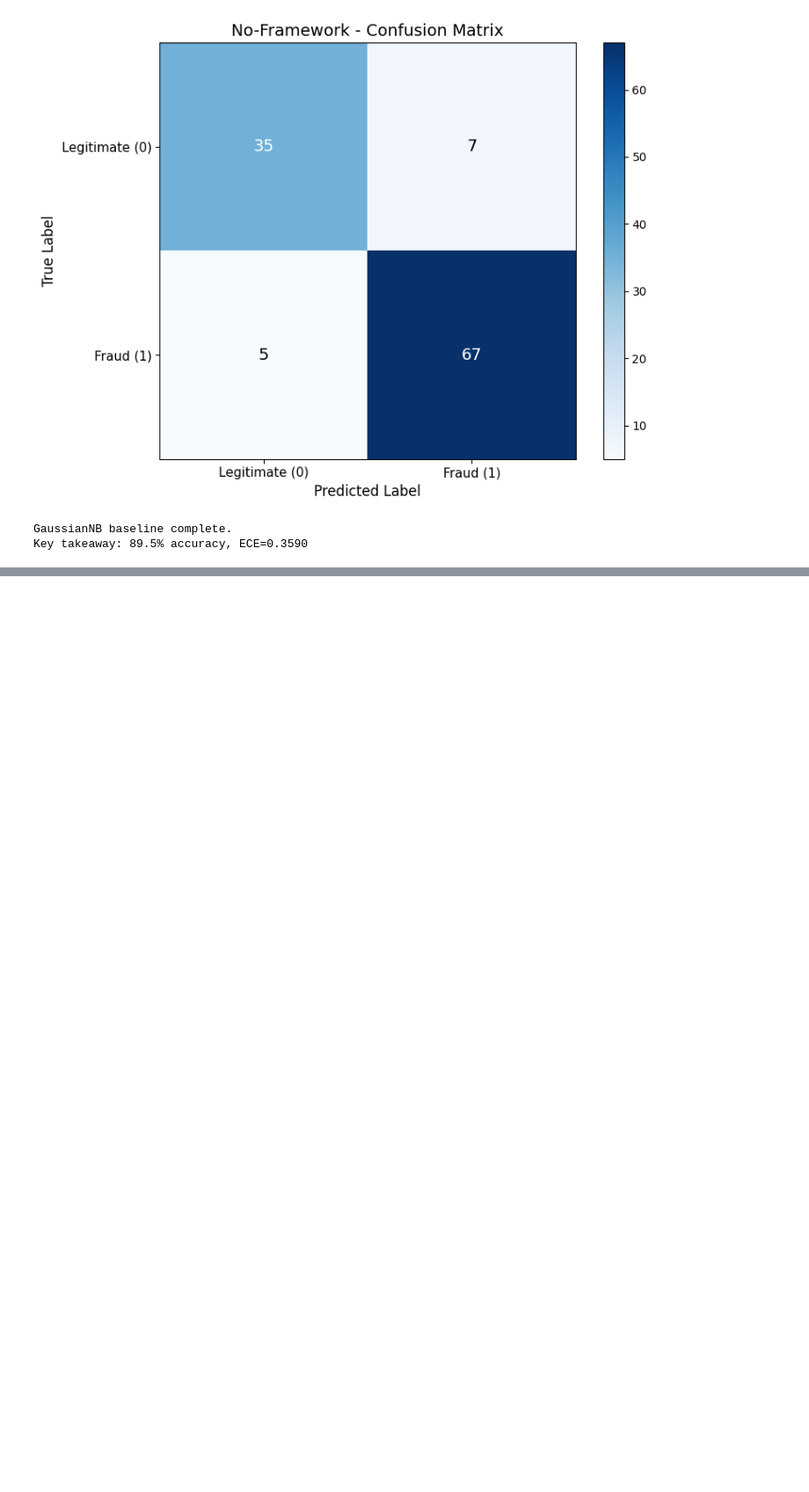
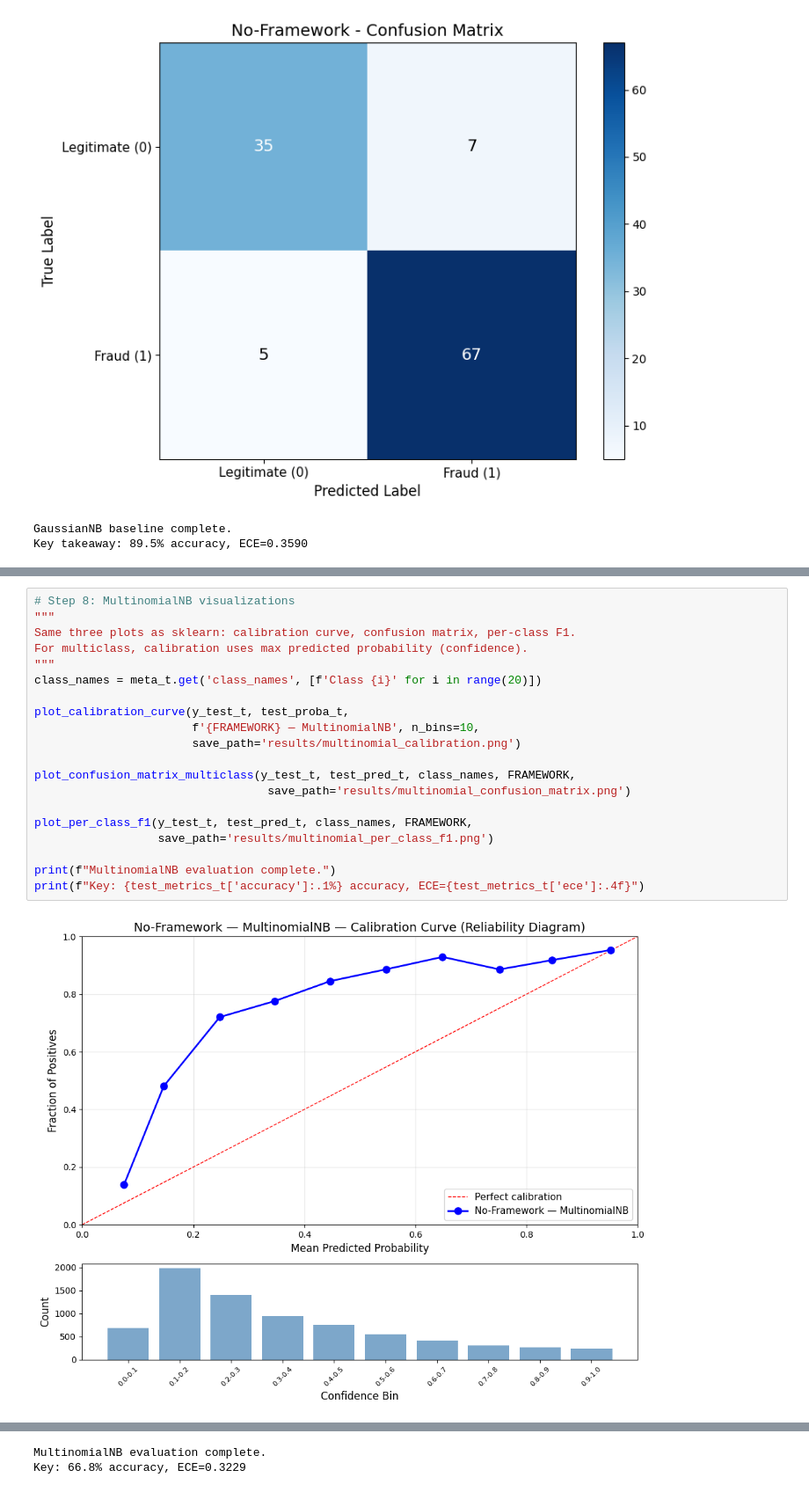
Before and after one commit to GoudyMT/ml-framework-comparison, a Jupyter notebook: No-Framework/05-naive-bayes/pipeline.ipynb, the cells around one changed output, grey strips where cells are left out. Shown at 88% size. Drawn from its saved outputs; the diff is of its cells as text; blank space fills up the shorter version.

Commit message:
new: Naive Bayes - MultinomialNB: train, evaluate, visualizations

```diff
--- a/No-Framework/05-naive-bayes/pipeline.ipynb
+++ b/No-Framework/05-naive-bayes/pipeline.ipynb
@@ -266,0 +465,22 @@ Key takeaway: 89.5% accuracy, ECE=0.3590
+# %%
+# Step 8: MultinomialNB visualizations
+"""
+Same three plots as sklearn: calibration curve, confusion matrix, per-class F1.
+For multiclass, calibration uses max predicted probability (confidence).
+"""
+class_names = meta_t.get('class_names', [f'Class {i}' for i in range(20)])
+
+plot_calibration_curve(y_test_t, test_proba_t,
+                       f'{FRAMEWORK} — MultinomialNB', n_bins=10,
+                       save_path='results/multinomial_calibration.png')
+
+plot_confusion_matrix_multiclass(y_test_t, test_pred_t, class_names, FRAMEWORK,
+                                  save_path='results/multinomial_confusion_matrix.png')
+
+plot_per_class_f1(y_test_t, test_pred_t, class_names, FRAMEWORK,
+                  save_path='results/multinomial_per_class_f1.png')
+
+print(f"MultinomialNB evaluation complete.")
+print(f"Key: {test_metrics_t['accuracy']:.1%} accuracy, ECE={test_metrics_t['ece']:.4f}")
+# %% [output]
+[figure, added]
@@ -266,0 +489,2 @@ Key takeaway: 89.5% accuracy, ECE=0.3590
+MultinomialNB evaluation complete.
+Key: 66.8% accuracy, ECE=0.3229
```
Also changed, not shown: parts of 5 cells of this notebook, 3 other files.
